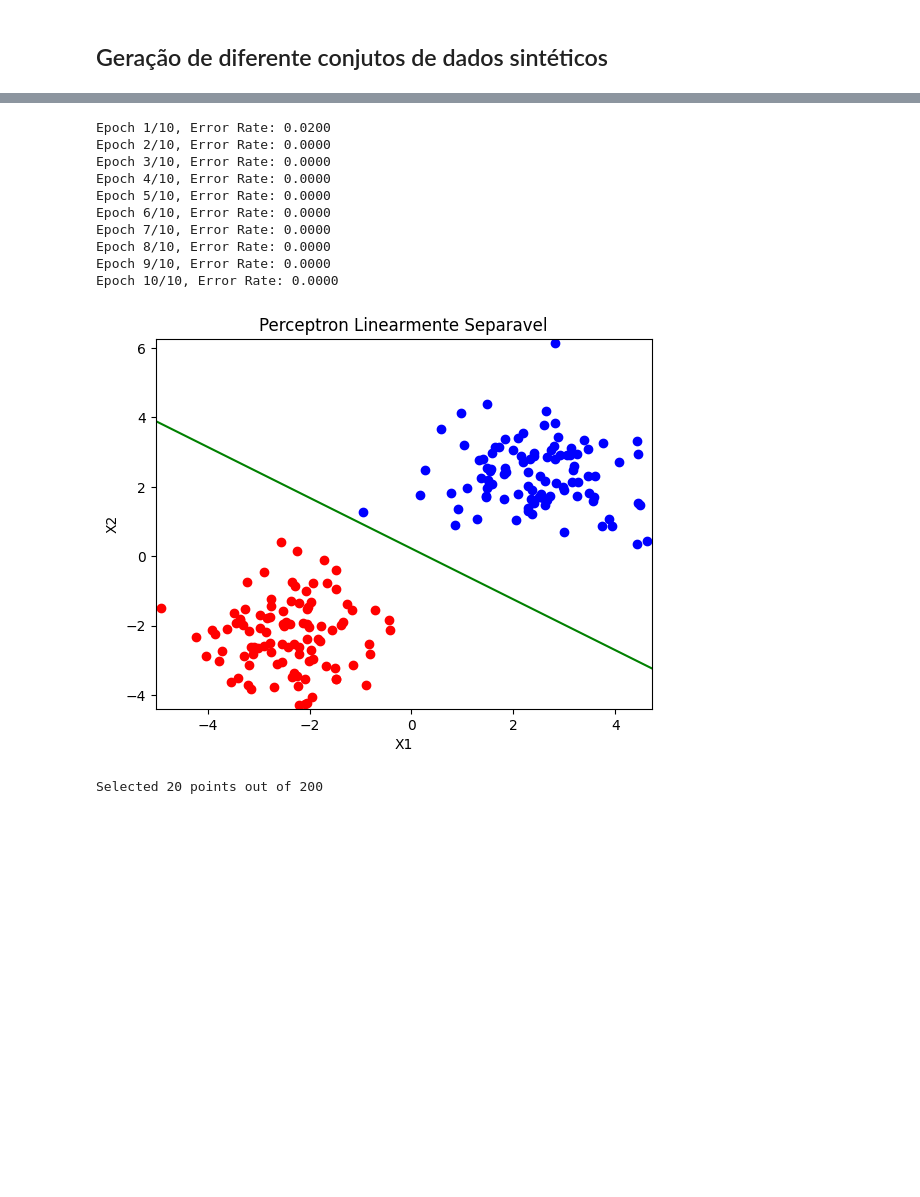
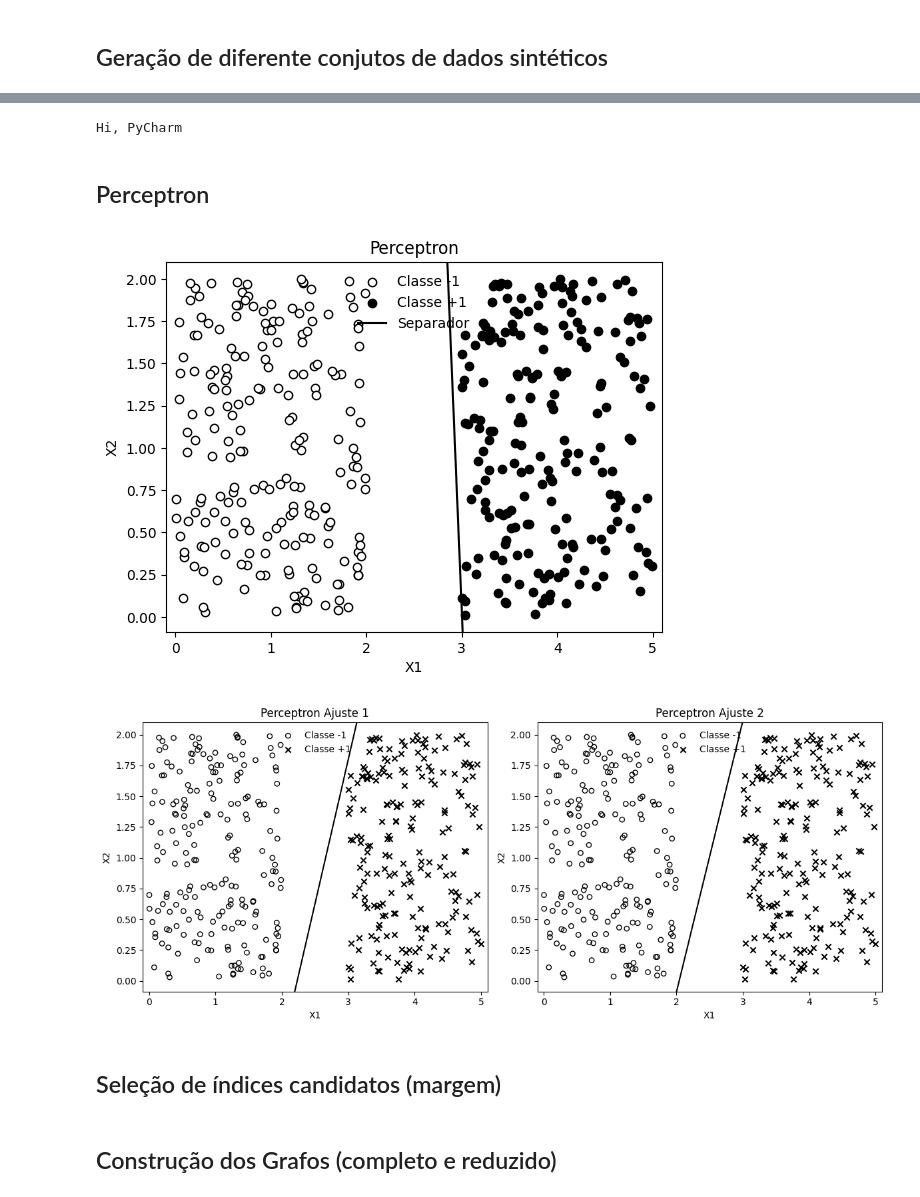
Before and after one commit to waks38/Redes-Neurais-Mestrado, a Jupyter notebook: Artigo1/Artigo 1.ipynb, the cells around one changed output, grey strips where cells are left out. Cells and saved outputs as stored; diff of their text form; code cells hidden in the pictures; blank space fills up the shorter version.

```diff
--- a/Artigo1/Artigo 1.ipynb
+++ b/Artigo1/Artigo 1.ipynb
@@ -80 +54,11 @@ Nesse contexto, ele é treinado para criar um híper-plano separador.
+# %%
+np.random.seed(2025)
+# Escolha do dataset
+x, y = parallel_stripes(n=200)
+
+helper.print_hi('PyCharm')
+# %% [output]
+Hi, PyCharm
+# %% [markdown]
+## Perceptron
 # %%
@@ -100,28 +81,15 @@ def train_perceptron(X, y, lr=0.01, epochs=100, bias=True):
 # %%
-pesos = train_perceptron(x,y,lr=0.1,epochs=10)
-#Plota o separador linear sem meshgrid, só desenha a linha mesmo
-plt.scatter(x[y==-1][:, 0], x[y==-1][:, 1], color="red", label="Class 0")
-plt.scatter(x[y==1][:, 0], x[y==1][:, 1], color='blue', label='Classe 1')
-plt.xlabel('X1')
-plt.ylabel('X2')
-
-plt.xlim(min(x[:,0])-.1,max(x[:,0])+.1)
-plt.ylim(min(x[:,1])-.1,max(x[:,1])+.1)
-
-plt.title('Perceptron Linearmente Separavel')
-x_vals = np.array(plt.gca().get_xlim())
-y_vals = -(pesos[0] + pesos[1] * x_vals) / pesos[2]
-plt.plot(x_vals, y_vals, color='green', label='Separador Linear')
+w_demo = train_perceptron(x, y, lr=0.1, epochs=2, bias=True, verbose=False)
+plt.scatter(x[y==-1,0], x[y==-1,1], facecolors='1', edgecolors='0', label='Classe -1')
+plt.scatter(x[y==1,0],  x[y==1,1],  facecolors='0', edgecolors='0', label='Classe +1')
+plt.xlabel('X1'); plt.ylabel('X2')
+plt.xlim(x[:,0].min()-.1, x[:,0].max()+.1)
+plt.ylim(x[:,1].min()-.1, x[:,1].max()+.1)
+xv = np.linspace(*plt.xlim(), 50)
+yv = -(w_demo[0] + w_demo[1]*xv)/w_demo[2]
+plt.plot(xv, yv, 'k', label='Separador')
+plt.title('Perceptron')
+plt.legend(frameon=False)
 plt.show()
 # %% [output]
-Epoch 1/10, Error Rate: 0.0200
-Epoch 2/10, Error Rate: 0.0000
-Epoch 3/10, Error Rate: 0.0000
-Epoch 4/10, Error Rate: 0.0000
-Epoch 5/10, Error Rate: 0.0000
-Epoch 6/10, Error Rate: 0.0000
-Epoch 7/10, Error Rate: 0.0000
-Epoch 8/10, Error Rate: 0.0000
-Epoch 9/10, Error Rate: 0.0000
-Epoch 10/10, Error Rate: 0.0000
-[figure, old version]
+[figure, new version]
@@ -151,7 +96,20 @@ def select_closest_to_margin(X, y, weights, k=0.2, bias=True):
-# %%
-sel_ind = select_closest_to_margin(x, y, pesos, k=0.1)
-x_sel = x[sel_ind]
-y_sel = y[sel_ind]
-print(f"Selected {len(x_sel)} points out of {len(x)}")
-# %% [output]
-Selected 20 points out of 200
+# %%
+fig, axs = plt.subplots(1,2, figsize=(12,5))
+w1 = train_perceptron(x,y,lr=0.1,epochs=2,bias=True,verbose=False)
+w2 = train_perceptron(x,y,lr=0.1,epochs=2,bias=True,verbose=False)
+for ax, w, title in zip(axs, [w1,w2], ['Perceptron Ajuste 1','Perceptron Ajuste 2']):
+    ax.scatter(x[y==-1,0], x[y==-1,1], facecolors='none', edgecolors='k', s=28, label='Classe -1')
+    ax.scatter(x[y==1,0],  x[y==1,1],  c='k', marker='x', s=36, label='Classe +1')
+    ax.set_xlim(x[:,0].min()-.1, x[:,0].max()+.1)
+    ax.set_ylim(x[:,1].min()-.1, x[:,1].max()+.1)
+    xv = np.linspace(*ax.get_xlim(), 50)
+    yv = -(w[0] + w[1]*xv)/w[2]
+    ax.plot(xv, yv, 'k')
+    ax.set_title(title)
+    ax.set_xlabel('X1'); ax.set_ylabel('X2')
+    ax.legend(frameon=False)
+plt.tight_layout(); plt.show()
+# %% [output]
+[figure, added]
+# %% [markdown]
+## Seleção de índices candidatos (margem)
@@ -158 +137,3 @@ Selected 20 points out of 200
+# %% [markdown]
+## Construção dos Grafos (completo e reduzido)
 # %%
```
Also changed, not shown: parts of 17 cells of this notebook, 6 other files.
